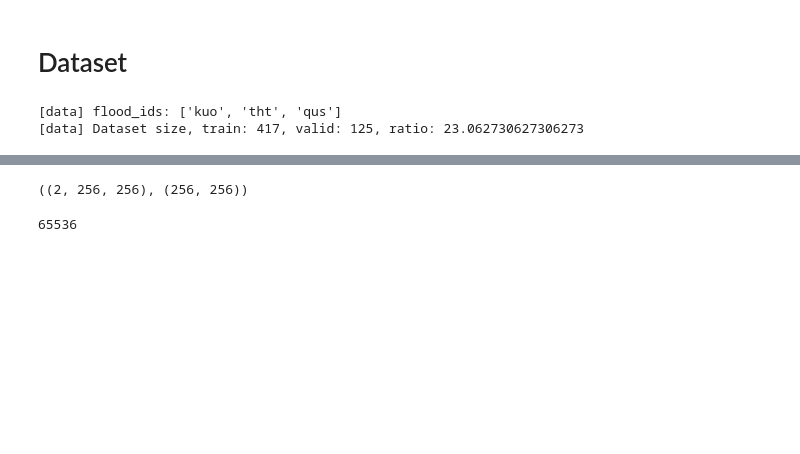
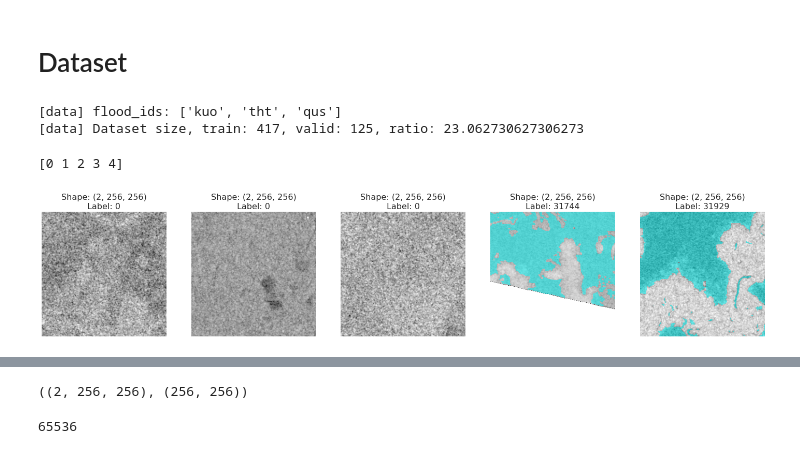
Before and after one commit to MIchaelKa/detect-flood-water, a Jupyter notebook: detect-flood-water-train.ipynb, the cells around one changed output, grey strips where cells are left out. Saved outputs shown, nothing was run; the diff lists cells and outputs as text; code cells hidden in the pictures; blank space fills up the shorter version.

```diff
--- a/detect-flood-water-train.ipynb
+++ b/detect-flood-water-train.ipynb
@@ -366,6 +373,11 @@ train_x, train_y, val_x, val_y = prepare_data(PATH_TO_DATA, reduce_train, train_
 # %% [output]
 [data] flood_ids: ['kuo', 'tht', 'qus']
 [data] Dataset size, train: 417, valid: 125, ratio: 23.062730627306273
+# %%
+show_dataset(train_dataset, 0, 5)
+# %% [output]
+[0 1 2 3 4]
+[figure, added]
 # %%
 from dataset import FloodDataset
 
```
Also changed, not shown: parts of 54 cells of this notebook, 5 other files.
